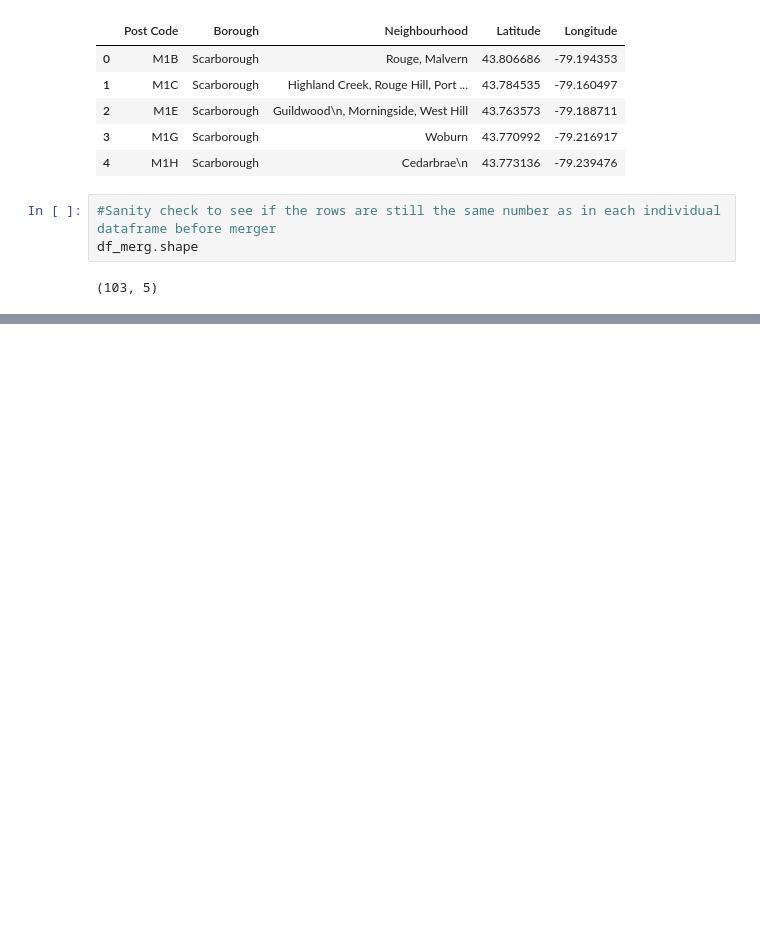
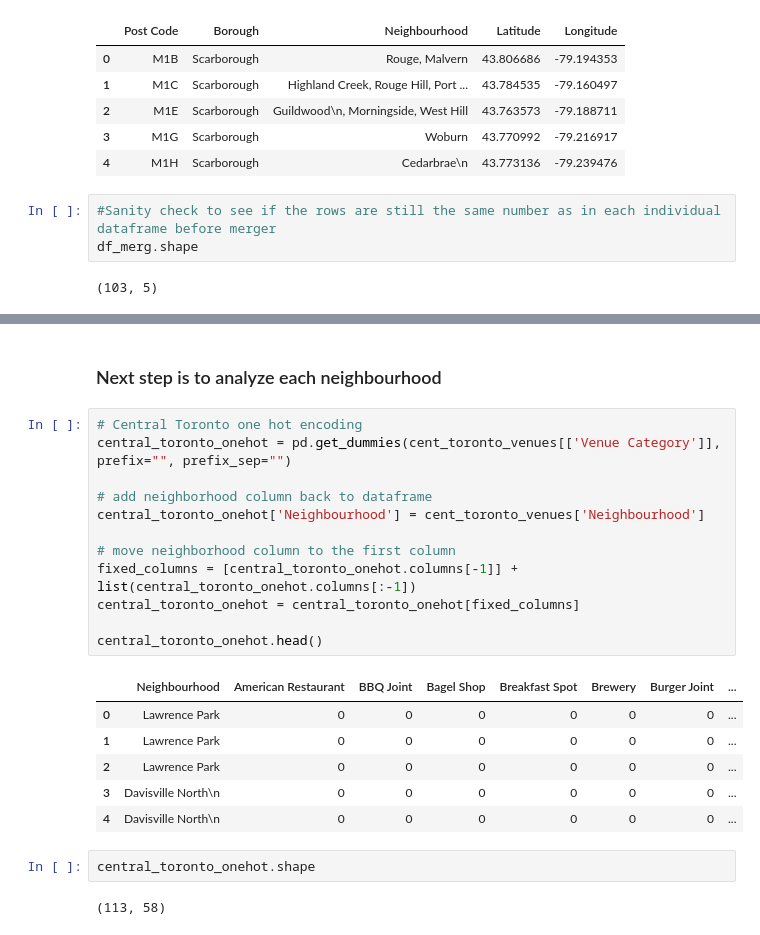
Before and after one commit to lmunemo/Coursera_Capstone, a Jupyter notebook: Capstone Project.ipynb, the cells around one changed output, grey strips where cells are left out. Cells and saved outputs as stored; diff of their text form; blank space fills up the shorter version.

```diff
--- a/Capstone Project.ipynb
+++ b/Capstone Project.ipynb
@@ -181,0 +451,25 @@ df_merg.shape
+# %% [markdown]
+### Next step is to analyze each neighbourhood
+# %%
+# Central Toronto one hot encoding
+central_toronto_onehot = pd.get_dummies(cent_toronto_venues[['Venue Category']], prefix="", prefix_sep="")
+
+# add neighborhood column back to dataframe
+central_toronto_onehot['Neighbourhood'] = cent_toronto_venues['Neighbourhood']
+
+# move neighborhood column to the first column
+fixed_columns = [central_toronto_onehot.columns[-1]] + list(central_toronto_onehot.columns[:-1])
+central_toronto_onehot = central_toronto_onehot[fixed_columns]
+
+central_toronto_onehot.head()
+# %% [output]
+|  | Neighbourhood | American Restaurant | BBQ Joint | Bagel Shop | Breakfast Spot | Brewery | Burger Joint | ... |
+| 0 | Lawrence Park | 0 | 0 | 0 | 0 | 0 | 0 | ... |
+| 1 | Lawrence Park | 0 | 0 | 0 | 0 | 0 | 0 | ... |
+| 2 | Lawrence Park | 0 | 0 | 0 | 0 | 0 | 0 | ... |
+| 3 | Davisville North\n | 0 | 0 | 0 | 0 | 0 | 0 | ... |
+| 4 | Davisville North\n | 0 | 0 | 0 | 0 | 0 | 0 | ... |
+# %%
+central_toronto_onehot.shape
+# %% [output]
+(113, 58)
```
Also changed, not shown: parts of 53 cells of this notebook.
